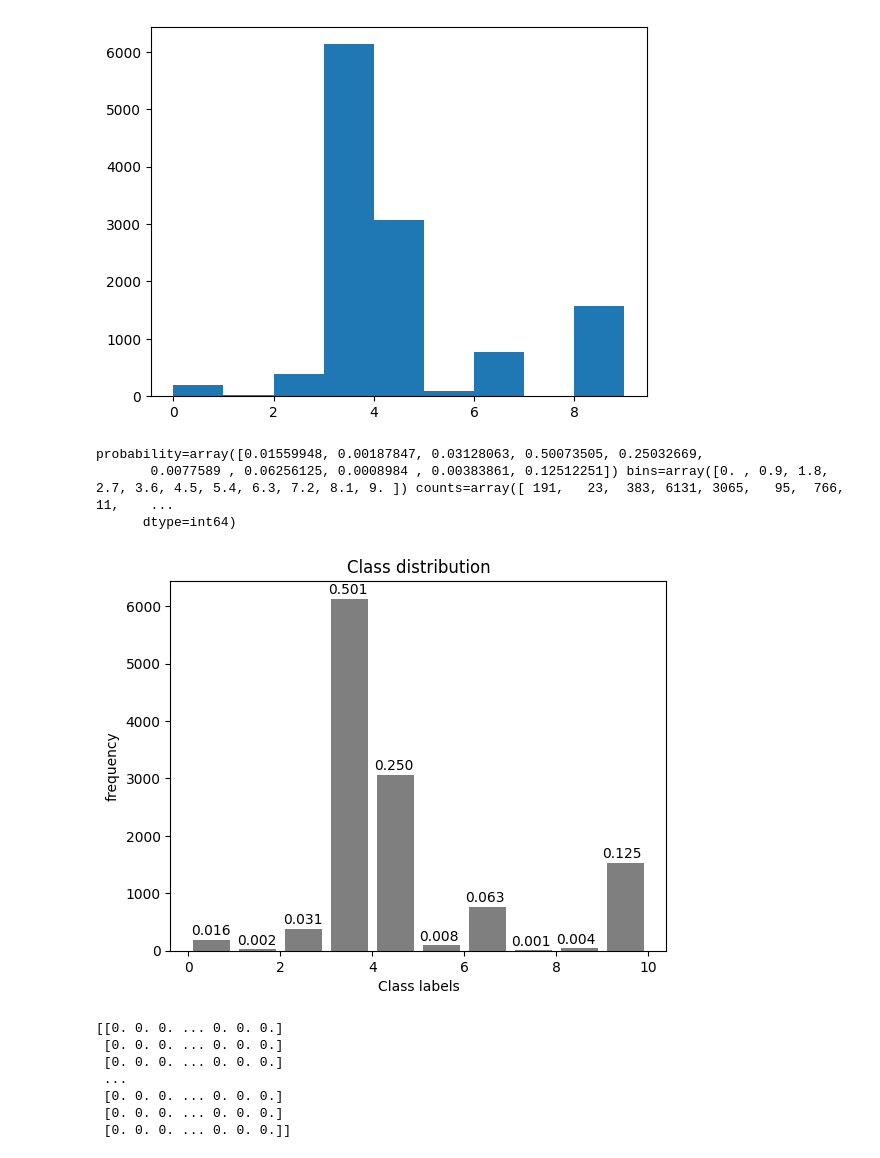
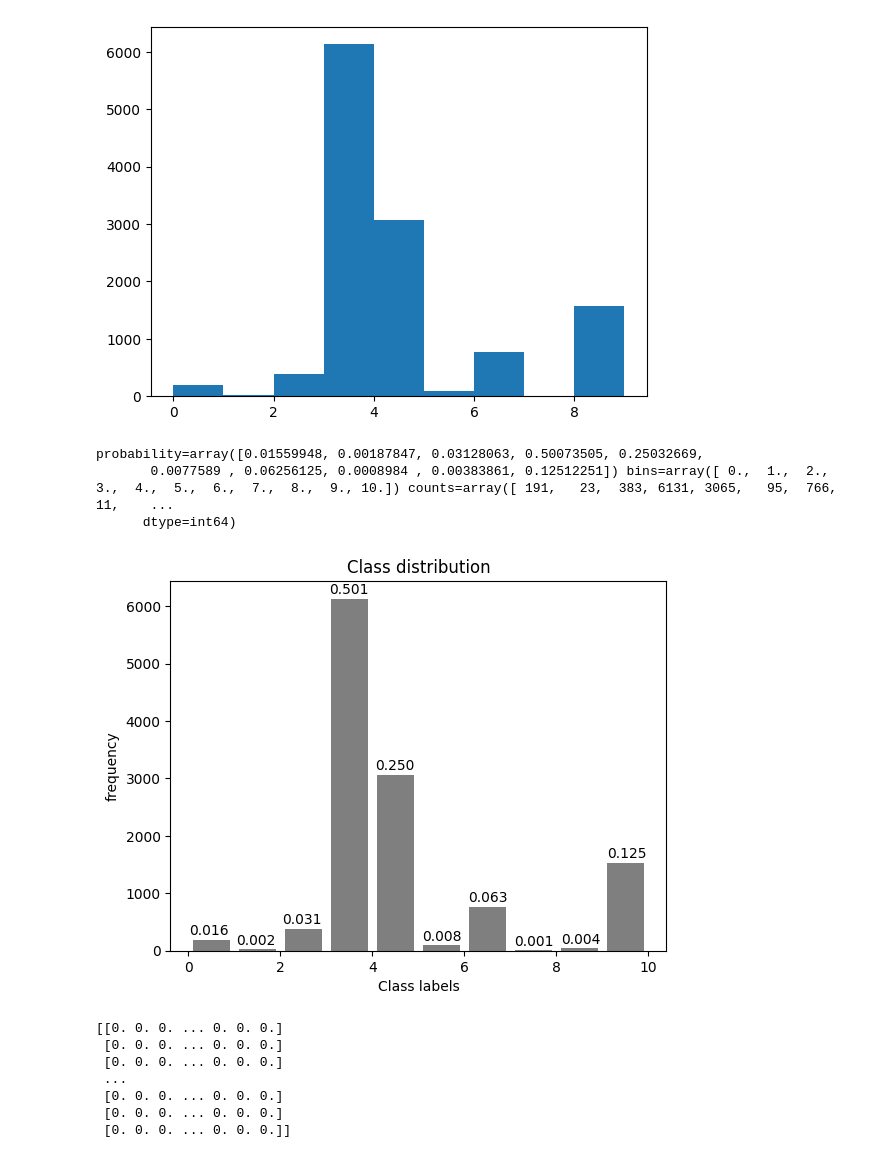
Before and after one commit to krisrjensen/csc730, a Jupyter notebook: assignment 1/csc730_Assignment_1.ipynb, the cells around one changed output. Saved outputs shown, nothing was run; the diff lists cells and outputs as text; code cells hidden in the pictures.

```diff
--- a/assignment 1/csc730_Assignment_1.ipynb
+++ b/assignment 1/csc730_Assignment_1.ipynb
@@ -47,23 +47,23 @@ plt.hist(y, bins=np.linspace(0,9,10))
 # %%
 plt.hist(y.astype(int), bins=np.linspace(0,10,11), color='black', alpha=0.5, rwidth=0.8)
 plt.xlabel('Class labels')
 plt.ylabel('frequency')
 plt.title('Class distribution')
 
 probability, bins = np.histogram(y, bins=np.linspace(0,10,11), density=True)
 counts, bins = np.histogram(y, bins=np.linspace(0,10,11))
 
 print(f'{probability=} {bins=} {counts=}')
 
 for i in range(len(probability)):
-    plt.text(bins[i]+i/11+.5, counts[i]+30, f'{probability[i]:.3f}', ha='center', va='bottom')
+    plt.text(bins[i]+i/100+0.45, counts[i]+30, f'{probability[i]:.3f}', ha='center', va='bottom')
 
 plt.show()
 # %% [output]
 probability=array([0.01559948, 0.00187847, 0.03128063, 0.50073505, 0.25032669,
-       0.0077589 , 0.06256125, 0.0008984 , 0.00383861, 0.12512251]) bins=array([0. , 0.9, 1.8, 2.7, 3.6, 4.5, 5.4, 6.3, 7.2, 8.1, 9. ]) counts=array([ 191,   23,  383, 6131, 3065,   95,  766,   11,    ...
+       0.0077589 , 0.06256125, 0.0008984 , 0.00383861, 0.12512251]) bins=array([ 0.,  1.,  2.,  3.,  4.,  5.,  6.,  7.,  8.,  9., 10.]) counts=array([ 191,   23,  383, 6131, 3065,   95,  766,   11,    ...
       dtype=int64)
-[figure, old version]
+[figure, new version]
 # %%
 print(X)
 # %% [output]
```
Also changed, not shown: parts of 2 cells of this notebook, 13 other files.
